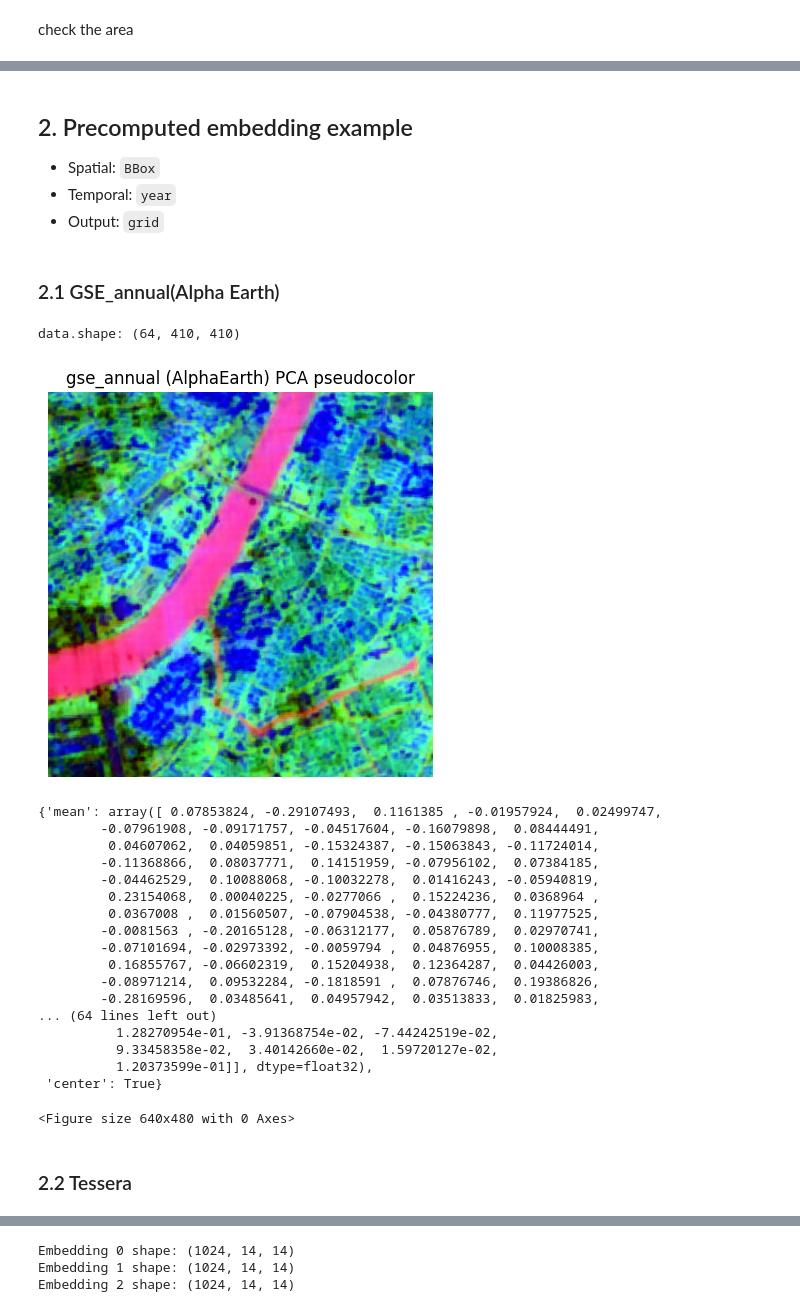
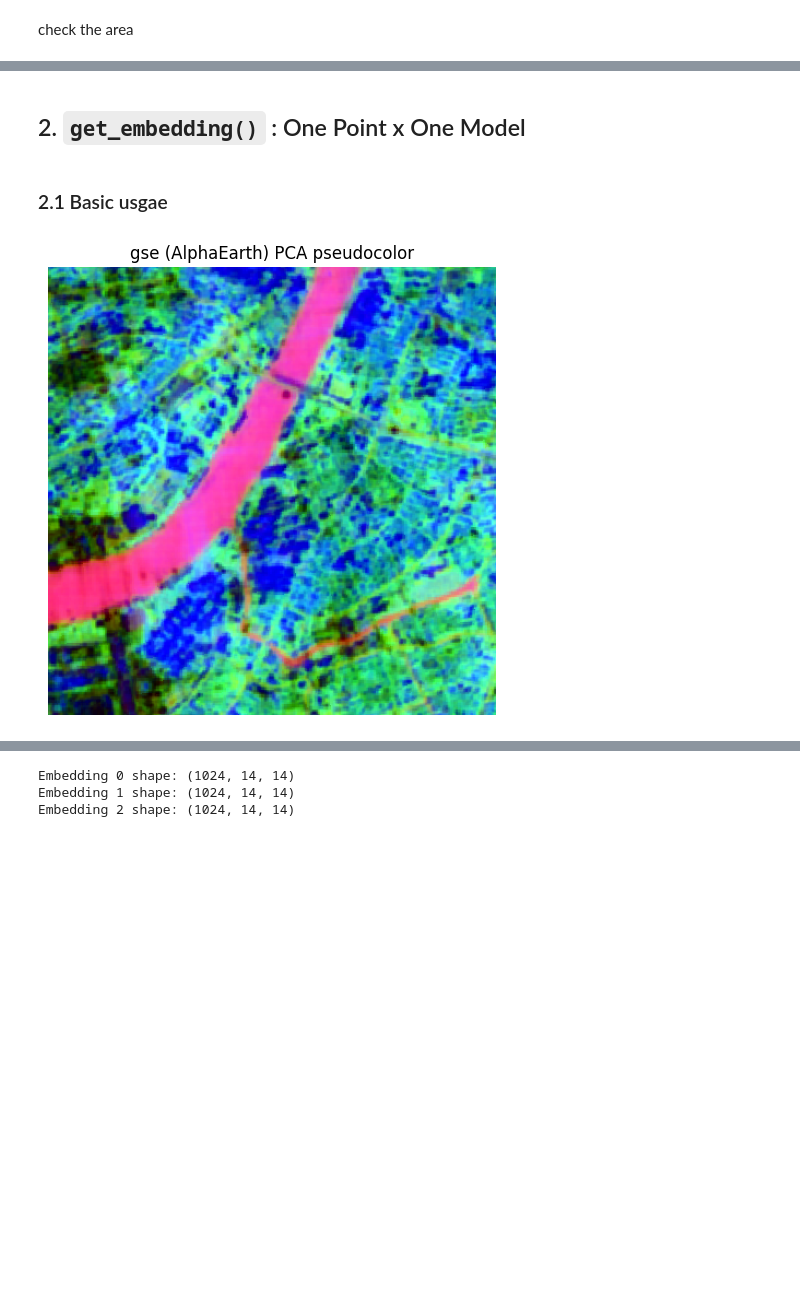
Before and after one commit to amrit110/rs-embed, a Jupyter notebook: examples/playground.ipynb, the cells around one changed output, grey strips where cells are left out. Saved outputs shown, nothing was run; the diff lists cells and outputs as text; code cells hidden in the pictures; blank space fills up the shorter version.

Commit message:
fix:outputspec error

```diff
--- a/examples/playground.ipynb
+++ b/examples/playground.ipynb
@@ -113,46 +66,22 @@ S1 CHW: (2, 410, 410) float32 min= -26.330251693725586 max= 33.094207763671875
 # %% [markdown]
-## 2. Precomputed embedding example
-
-- Spatial: `BBox`
-- Temporal: `year`
-- Output: `grid`
+## 2. `get_embedding()` : One Point x One Model
 # %% [markdown]
-### 2.1 GSE_annual(Alpha Earth)
+### 2.1 Basic usgae
 # %%
 emb = get_embedding(
     "gse_annual",
     spatial=spatial_point,
     temporal=temporal_year,
     output=OutputSpec.grid(),
+    backend="gee",
 )
 
-print("data.shape:", emb.data.shape)
+# print("data.shape:", emb.data.shape)
 # print("source:", emb.meta.get("source"))
 
-plot_embedding_pseudocolor(
+pca= plot_embedding_pseudocolor(
     emb,
-    title="gse_annual (AlphaEarth) PCA pseudocolor",
+    title="gse (AlphaEarth) PCA pseudocolor",
 )
 # %% [output]
-data.shape: (64, 410, 410)
-[figure, old version]
+[figure, new version]
-{'mean': array([ 0.07853824, -0.29107493,  0.1161385 , -0.01957924,  0.02499747,
-        -0.07961908, -0.09171757, -0.04517604, -0.16079898,  0.08444491,
-         0.04607062,  0.04059851, -0.15324387, -0.15063843, -0.11724014,
-        -0.11368866,  0.08037771,  0.14151959, -0.07956102,  0.07384185,
-        -0.04462529,  0.10088068, -0.10032278,  0.01416243, -0.05940819,
-         0.23154068,  0.00040225, -0.0277066 ,  0.15224236,  0.0368964 ,
-         0.0367008 ,  0.01560507, -0.07904538, -0.04380777,  0.11977525,
-        -0.0081563 , -0.20165128, -0.06312177,  0.05876789,  0.02970741,
-        -0.07101694, -0.02973392, -0.0059794 ,  0.04876955,  0.10008385,
-         0.16855767, -0.06602319,  0.15204938,  0.12364287,  0.04426003,
-        -0.08971214,  0.09532284, -0.1818591 ,  0.07876746,  0.19386826,
-        -0.28169596,  0.03485641,  0.04957942,  0.03513833,  0.01825983,
-... (64 lines left out)
-          1.28270954e-01, -3.91368754e-02, -7.44242519e-02,
-          9.33458358e-02,  3.40142660e-02,  1.59720127e-02,
-          1.20373599e-01]], dtype=float32),
- 'center': True}
-<Figure size 640x480 with 0 Axes>
-# %% [markdown]
-### 2.2 Tessera
```
Also changed, not shown: parts of 16 cells of this notebook, 1 other file.
